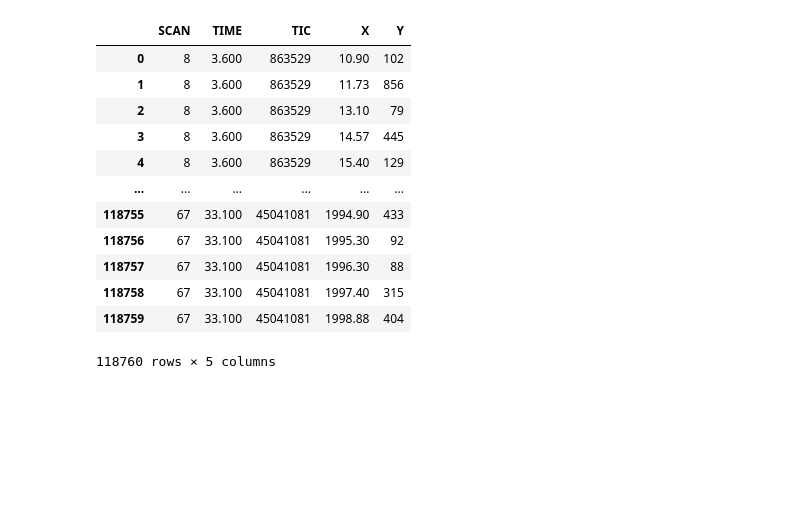
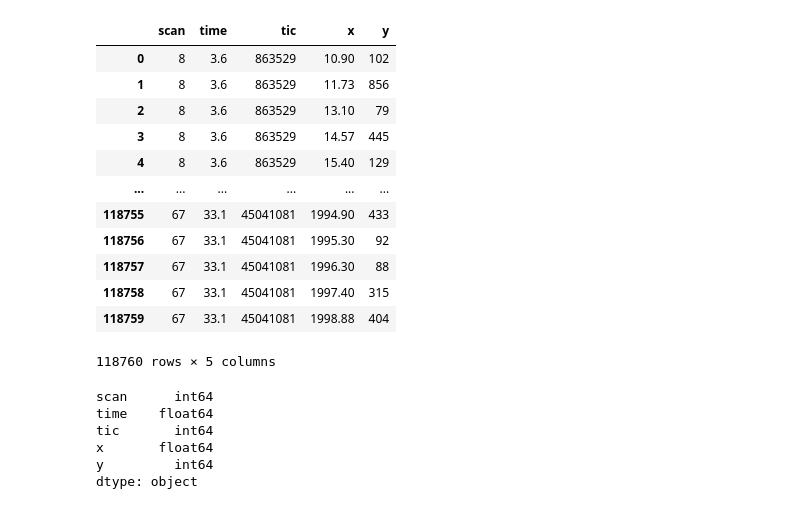
Before and after one commit to plopezgarcia/one-offs, a Jupyter notebook: jcamp-view/jcamp-view.ipynb, the cells around one changed output. Saved outputs shown, nothing was run; the diff lists cells and outputs as text; code cells hidden in the pictures; blank space fills up the shorter version.

```diff
--- a/jcamp-view/jcamp-view.ipynb
+++ b/jcamp-view/jcamp-view.ipynb
@@ -70,16 +67,25 @@ with open(DEMO_FILE) as fp:
-# %%
-data
-# %% [output]
-|  | SCAN | TIME | TIC | X | Y |
-| 0 | 8 | 3.600 | 863529 | 10.90 | 102 |
-| 1 | 8 | 3.600 | 863529 | 11.73 | 856 |
-| 2 | 8 | 3.600 | 863529 | 13.10 | 79 |
-| 3 | 8 | 3.600 | 863529 | 14.57 | 445 |
-| 4 | 8 | 3.600 | 863529 | 15.40 | 129 |
-| ... | ... | ... | ... | ... | ... |
-| 118755 | 67 | 33.100 | 45041081 | 1994.90 | 433 |
-| 118756 | 67 | 33.100 | 45041081 | 1995.30 | 92 |
-| 118757 | 67 | 33.100 | 45041081 | 1996.30 | 88 |
-| 118758 | 67 | 33.100 | 45041081 | 1997.40 | 315 |
-| 118759 | 67 | 33.100 | 45041081 | 1998.88 | 404 |
-118760 rows × 5 columns
+# %%
+measurements
+# %% [output]
+|  | scan | time | tic | x | y |
+| 0 | 8 | 3.6 | 863529 | 10.90 | 102 |
+| 1 | 8 | 3.6 | 863529 | 11.73 | 856 |
+| 2 | 8 | 3.6 | 863529 | 13.10 | 79 |
+| 3 | 8 | 3.6 | 863529 | 14.57 | 445 |
+| 4 | 8 | 3.6 | 863529 | 15.40 | 129 |
+| ... | ... | ... | ... | ... | ... |
+| 118755 | 67 | 33.1 | 45041081 | 1994.90 | 433 |
+| 118756 | 67 | 33.1 | 45041081 | 1995.30 | 92 |
+| 118757 | 67 | 33.1 | 45041081 | 1996.30 | 88 |
+| 118758 | 67 | 33.1 | 45041081 | 1997.40 | 315 |
+| 118759 | 67 | 33.1 | 45041081 | 1998.88 | 404 |
+118760 rows × 5 columns
+# %%
+measurements.dtypes
+# %% [output]
+scan      int64
+time    float64
+tic       int64
+x       float64
+y         int64
+dtype: object
```
Also changed, not shown: parts of 5 cells of this notebook.
